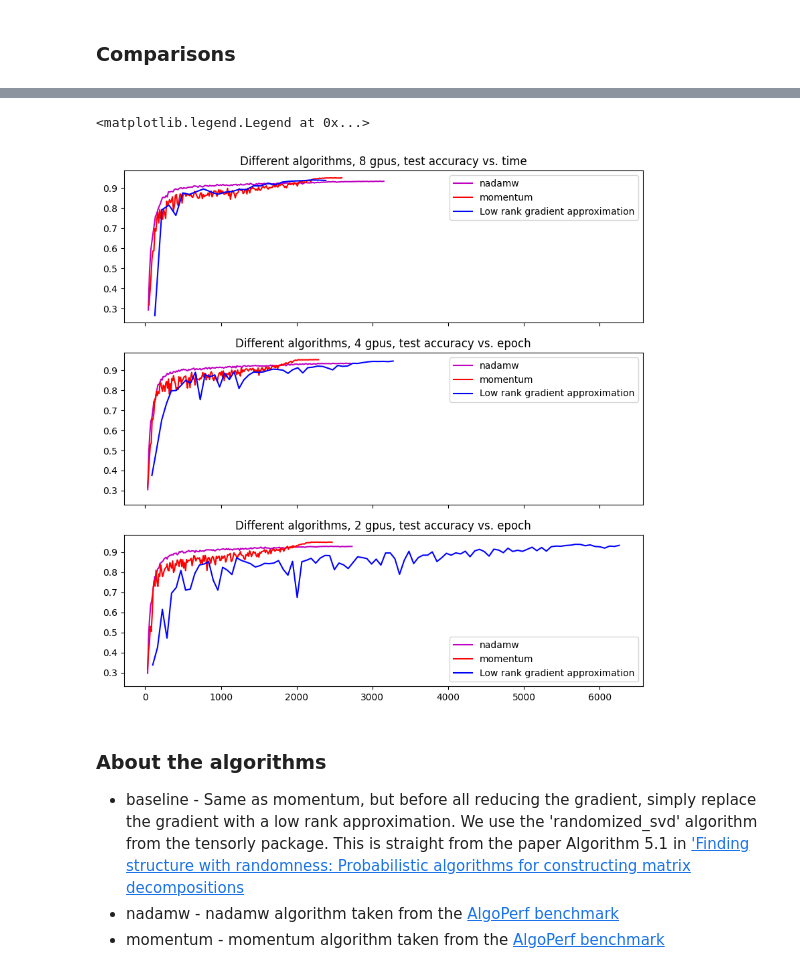
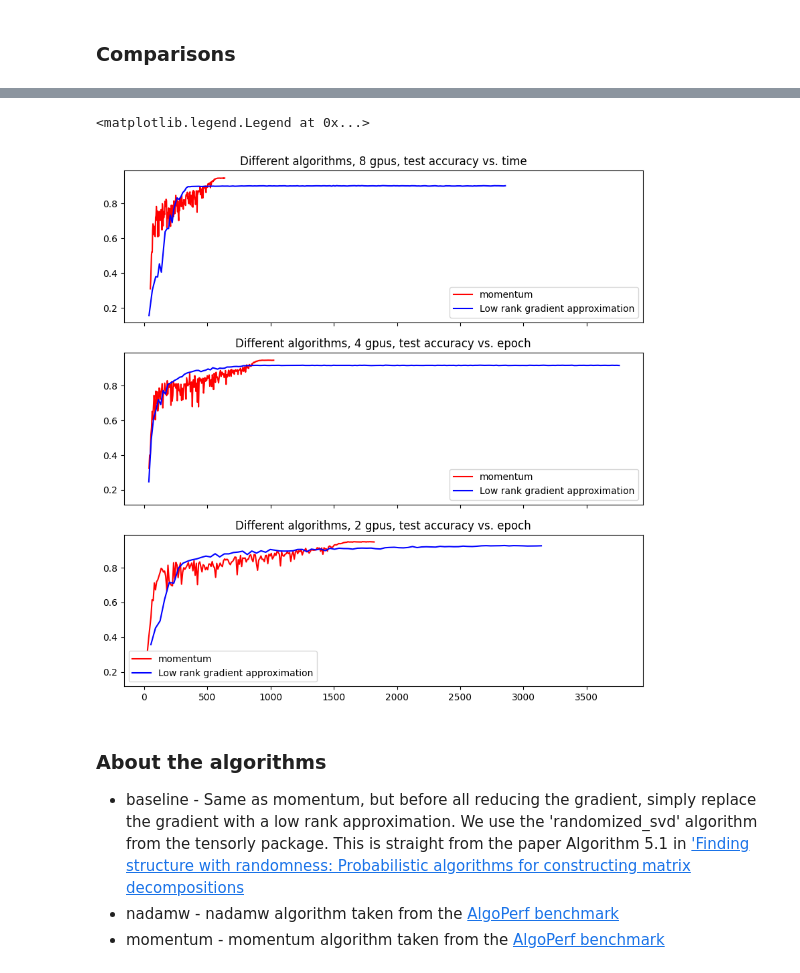
Before and after one commit to davidtweedle/lowrankapproximation, a Jupyter notebook: Low-rank-approximation-demo.ipynb, the cells around one changed output, grey strips where cells are left out. Saved outputs shown, nothing was run; the diff lists cells and outputs as text; code cells hidden in the pictures.

```diff
--- a/Low-rank-approximation-demo.ipynb
+++ b/Low-rank-approximation-demo.ipynb
@@ -57,34 +49,14 @@ import pandas as pd
 import matplotlib as mpl
 import matplotlib.pyplot as plt
 # %%
-momentum_8gpu = pd.read_csv(prefix + "data/momentum_8gpu/momentum_8gpu_eval_measurements.csv")
-momentum_4gpu = pd.read_csv(prefix + "data/momentum_4gpu/momentum_4gpu_eval_measurements.csv")
-momentum_2gpu = pd.read_csv(prefix + "data/momentum_2gpu/momentum_2gpu_eval_measurements.csv")
-nadamw_8gpu = pd.read_csv(prefix + "data/nadamw_8gpu/nadamw_8gpu_eval_measurements.csv")
-nadamw_4gpu = pd.read_csv(prefix + "data/nadamw_4gpu/nadamw_4gpu_eval_measurements.csv")
-nadamw_2gpu = pd.read_csv(prefix + "data/nadamw_2gpu/nadamw_2gpu_eval_measurements.csv")
-baseline_8gpu = pd.read_csv(prefix + "data/baseline_8gpu/baseline_8gpu_eval_measurements.csv")
-baseline_4gpu = pd.read_csv(prefix + "data/baseline_4gpu/baseline_4gpu_eval_measurements.csv")
-baseline_2gpu = pd.read_csv(prefix + "data/baseline_2gpu/baseline_2gpu_eval_measurements.csv")
-baseline_8gpu_largebatch = pd.read_csv(prefix + "data/baseline_8gpu_largebatch/eval_measurements.csv")
-baseline_8gpu_4x_batch = pd.read_csv(prefix + "data/baseline_8gpu_4x_batch/eval_measurements.csv")
-baseline_8gpu_8x_batch = pd.read_csv(prefix + "data/baseline_8gpu_8x_batch/eval_measurements.csv")
-baseline_8gpu_8x_batch_lr_2 = pd.read_csv(prefix + "data/baseline_8gpu_8x_batch_lr_2/eval_measurements.csv")
+momentum_8gpu = pd.read_csv(prefix + "data/momentum_8gpu_200_epoch/eval_measurements.csv")
+momentum_4gpu = pd.read_csv(prefix + "data/momentum_4gpu_200_epoch/eval_measurements.csv")
+momentum_2gpu = pd.read_csv(prefix + "data/momentum_2gpu_200_epoch/eval_measurements.csv")
+baseline_8gpu = pd.read_csv(prefix + "data/baseline_8gpu_200_epoch/eval_measurements.csv")
+baseline_4gpu = pd.read_csv(prefix + "data/baseline_4gpu_200_epoch/eval_measurements.csv")
+baseline_2gpu = pd.read_csv(prefix + "data/baseline_2gpu_15000_steps/eval_measurements.csv")
 baseline_8gpu_8x_batch_lr2_again = pd.read_csv(prefix + "data/baseline_8gpu_8x_batch_lr2_again/eval_measurements.csv")
 momentum_8gpu_8x = pd.read_csv(prefix + "data/momentum_8gpu_8x/eval_measurements.csv")
-momentum_8gpu_largebatch = pd.read_csv(prefix + "data/momentum_8gpu_largebatch/eval_measurements.csv")
-# %%
-## Clean up data
-momentum_8gpu = momentum_8gpu[momentum_8gpu['global_step'] % 352 == 0]
-momentum_4gpu = momentum_4gpu[momentum_4gpu['global_step'] % 352 == 0]
-momentum_2gpu = momentum_2gpu[momentum_2gpu['global_step'] % 352 == 0]
-momentum_4gpu = momentum_4gpu[:200]
-baseline_8gpu = baseline_8gpu[baseline_8gpu['global_step'] % 352 == 0]
-baseline_4gpu = baseline_4gpu[baseline_4gpu['global_step'] % 352 == 0]
-baseline_2gpu = baseline_2gpu[baseline_2gpu['global_step'] % 352 == 0]
-nadamw_8gpu = nadamw_8gpu[nadamw_8gpu['global_step'] % 352 == 0]
-nadamw_4gpu = nadamw_4gpu[nadamw_4gpu['global_step'] % 352 == 0]
-nadamw_2gpu = nadamw_2gpu[nadamw_2gpu['global_step'] % 352 == 0]
 # %%
 baseline_8gpu.tail()
 # %% [output]
@@ -168,24 +128,21 @@ ax3.legend()
 # %%
 ## compare by time
 fig, (ax1, ax2, ax3) = plt.subplots(nrows=3, ncols=1, figsize=(10,10), sharex=True, sharey=True)
 ax1.set_title("Different algorithms, 8 gpus, test accuracy vs. time")
-ax1.plot(nadamw_8gpu['accumulated_submission_time'], nadamw_8gpu['test/accuracy'], 'm-',label='nadamw')
 ax1.plot(momentum_8gpu['accumulated_submission_time'], momentum_8gpu['test/accuracy'], 'r-', label='momentum')
 ax1.plot(baseline_8gpu['accumulated_submission_time'], baseline_8gpu['test/accuracy'], 'b-', label='Low rank gradient approximation')
 ax1.legend()
 ax2.set_title("Different algorithms, 4 gpus, test accuracy vs. epoch")
-ax2.plot(nadamw_4gpu['accumulated_submission_time'], nadamw_4gpu['test/accuracy'], 'm-', label='nadamw')
 ax2.plot(momentum_4gpu['accumulated_submission_time'], momentum_4gpu['test/accuracy'], 'r-', label='momentum')
 ax2.plot(baseline_4gpu['accumulated_submission_time'], baseline_4gpu['test/accuracy'], 'b-', label='Low rank gradient approximation')
 ax2.legend()
 ax3.set_title("Different algorithms, 2 gpus, test accuracy vs. epoch")
-ax3.plot(nadamw_2gpu['accumulated_submission_time'], nadamw_2gpu['test/accuracy'], 'm-', label='nadamw')
 ax3.plot(momentum_2gpu['accumulated_submission_time'], momentum_2gpu['test/accuracy'], 'r-', label='momentum')
 ax3.plot(baseline_2gpu['accumulated_submission_time'], baseline_2gpu['test/accuracy'], 'b-', label='Low rank gradient approximation')
 ax3.legend()
 # %% [output]
 <matplotlib.legend.Legend at 0x...>
-[figure, old version]
+[figure, new version]
 # %% [markdown]
 ### About the algorithms
   - baseline - Same as momentum, but before all reducing the gradient, simply replace the gradient with a low rank approximation. We use the 'randomized_svd' algorithm from the tensorly package. This is straight from the paper Algorithm 5.1 in ['Finding structure with randomness: Probabilistic algorithms for constructing matrix decompositions](https://arxiv.org/abs/0909.4061)
```
Also changed, not shown: parts of 8 cells of this notebook.
